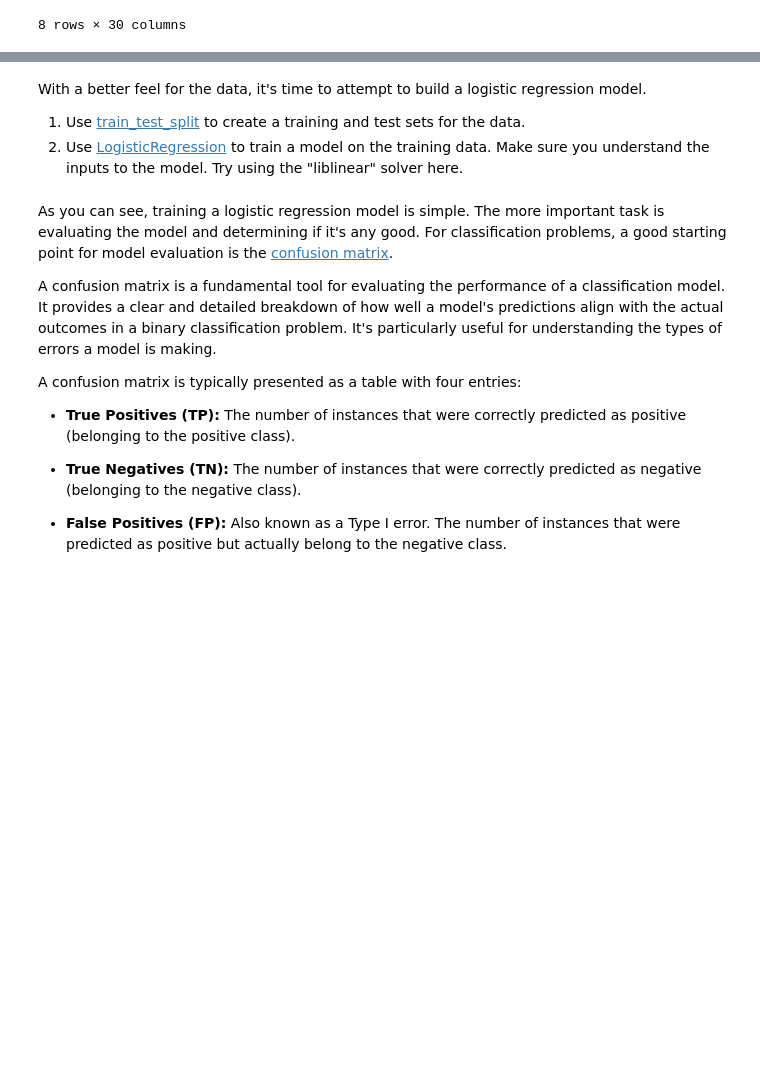
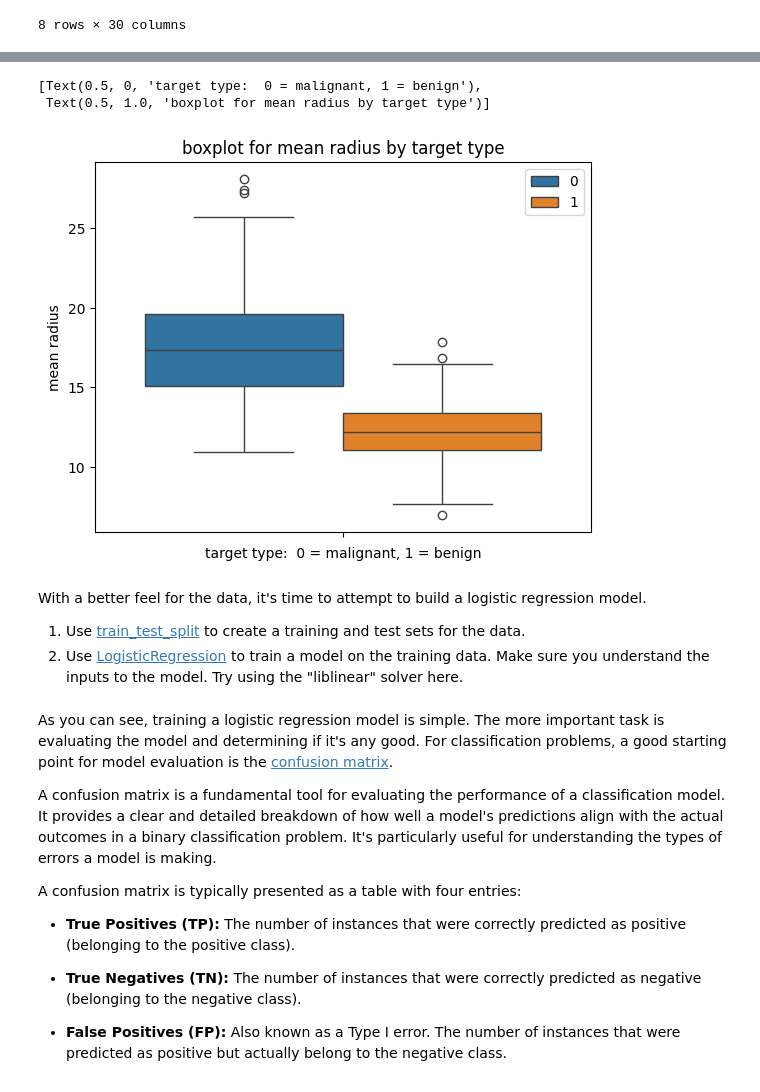
Before and after one commit to kentheman4AI/UMGC-MachineLearning-AI, a Jupyter notebook: Student_MLE_MiniProject_Logistic_Regression.ipynb, the cells around one changed output, grey strips where cells are left out. Saved outputs shown, nothing was run; the diff lists cells and outputs as text; code cells hidden in the pictures; blank space fills up the shorter version.

```diff
--- a/Student_MLE_MiniProject_Logistic_Regression.ipynb
+++ b/Student_MLE_MiniProject_Logistic_Regression.ipynb
@@ -134,3 +140,11 @@ memory usage: 133.5 KB
+# %%
+# Create a boxplot for mean radius by target type
+rad_vs_tgt_plot=sns.boxplot(y=wis_cancer_df['mean radius'], hue=wis_cancer_data.target)
+rad_vs_tgt_plot.set(xlabel = 'target type:  0 = malignant, 1 = benign', title ='boxplot for mean radius by target type')
+# %% [output]
+[Text(0.5, 0, 'target type:  0 = malignant, 1 = benign'),
+ Text(0.5, 1.0, 'boxplot for mean radius by target type')]
+[figure, added]
 # %% [markdown]
 With a better feel for the data, it's time to attempt to build a logistic regression model.
 
```
Also changed, not shown: parts of 3 cells of this notebook.
